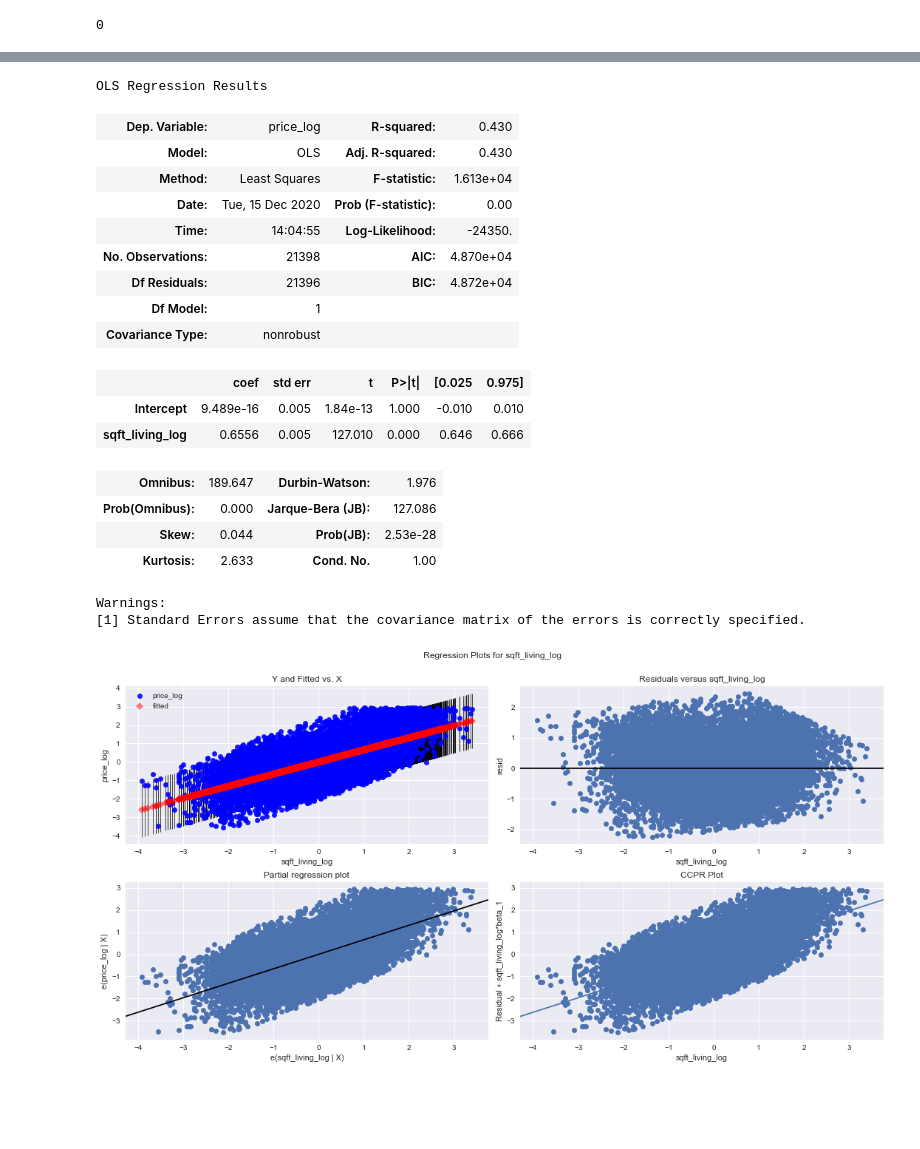
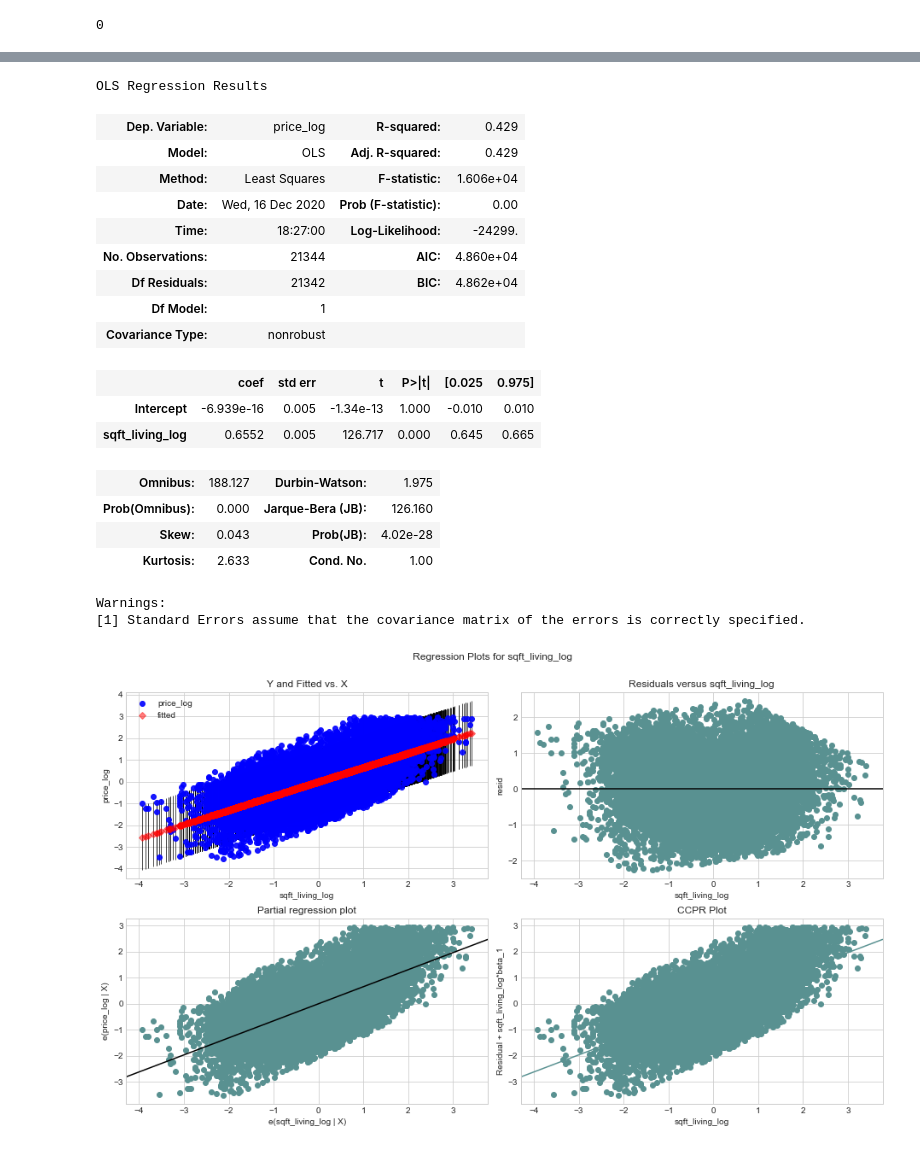
Before and after one commit to toopster/dsc-mod-2-project-v2-1-online-ds-sp-000, a Jupyter notebook: index.ipynb, the cells around one changed output, grey strips where cells are left out. Cells and saved outputs as stored; diff of their text form; code cells hidden in the pictures; blank space fills up the shorter version.

Commit message:
Finalising the linear regression model and refactoring

```diff
--- a/index.ipynb
+++ b/index.ipynb
@@ -38,7 +44,7 @@ To this end they are keen to use multivariate linear regression analysis to assi
 
 This section presents an initial step to investigate, understand and document the available data fields and relationships, highlighting any potential issues / shortcomings within the datasets supplied.
 # %%
-# Import the relevant libraries for data discovery and regression analysis
+# Import the relevant libraries for data discovery and exploratory data analysis
 import pandas as pd
 import numpy as np
 import datetime
@@ -46,8 +52,13 @@ import seaborn as sns
 import matplotlib.pyplot as plt
 %matplotlib inline
 
-plt.style.use('seaborn')
-# pd.set_option("max_rows", None)
+import warnings
+warnings.filterwarnings('ignore')
+
+# Set styles and color palette for Seaborn
+plt.style.use('seaborn-whitegrid')
+pres_palette = ['#599191','#8dd8d3','#0b6374','#c0791b','#424242','#fd5b58','#d7e6a3','#d558ab','#27278b']
+sns.set_palette(sns.color_palette(pres_palette))
 # %%
 # Import the relevant data file from the repository then inspect the data
 house_sales = pd.read_csv('kc_house_data.csv')
@@ -267,23 +278,27 @@ house_sales['waterfront'] = house_sales['waterfront'].fillna(0).astype(int)
 house_sales['view'] = house_sales['view'].fillna(0).astype(int)
 house_sales['yr_renovated'] = house_sales['yr_renovated'].fillna(0).astype(int)
 
-# Create additional field deriving the age of the property from the maximum sale data within the dataset
+# Create additional field deriving the age of the property from the maximum sale date within the dataset
 house_sales['age'] = (house_sales['date'].max().year - house_sales['yr_built'])
+
+# Create additional field indicating whether a property was built or renovated in the last 15 years
+house_sales['status']= np.where((house_sales['age']<=15)|(house_sales['yr_renovated']>=2000), 'new_renovated', 'old')
 
 # Derive missing values in sqft_basement field with calculated values from sqft_living and sqft_above
 for i in list(house_sales.loc[house_sales['sqft_basement'] == '?'].index.values):
     house_sales.loc[i,'sqft_basement'] = house_sales.loc[i,'sqft_living'] - house_sales.loc[i,'sqft_above']
 
-
+# Convert data type having handled missing data for sqft_basement
 house_sales['sqft_basement'] = house_sales['sqft_basement'].astype(float).astype(int)
 
+
 # Remove outliers based on number of bedrooms, with one record having 33 bedrooms
-house_sales = house_sales[(house_sales['bedrooms'] <= 15)]
+house_sales = house_sales[(house_sales['bedrooms'] <= 6)]
 
 # Remove outliers based on zero bathrooms as dubious as to whether you could define this as a house
 house_sales = house_sales[(house_sales['bathrooms'] != 0)]
 
-# Remove outliers based on price of house being zero and less than $2M
+# Remove properties based on price of house being zero and less than $2M to lessen the impact of skew on the distribution
 house_sales = house_sales[(house_sales['price'] > 0) & (house_sales['price'] <= 2000000)]
 # %%
 house_sales.head()
@@ -427,7 +460,7 @@ house_sales_pred.hist(figsize=(18,15), bins='auto');
 # %%
 # Check the linearity assumption for all chosen features and highlight categorical variables
 
-fig,axes = plt.subplots(nrows=4, ncols=4, figsize=(16,15), sharey=True)
+fig,axes = plt.subplots(nrows=4, ncols=4, figsize=(16,16), sharey=True)
 
 for ax,column in zip(axes.flatten(), house_sales_pred.columns):
     ax.scatter(house_sales_pred[column], house_sales_pred['price'] / 100000, label=column, alpha=0.1)
@@ -526,33 +551,30 @@ Create a new column / dummy variable to indicate whether the property is old or
 # Log transform continuous variables and one-hot encode categoricals
 
 continuous = ['price','sqft_living','sqft_lot']
-categoricals = ['bathrooms','bedrooms','condition','grade','zipcode']
+categoricals = ['bedrooms','view','zipcode']
 
 house_sales_cont = house_sales[continuous]
-new_house_sales_cont = new_house_sales[continuous]
 
 # Log features
+
 log_names = [f'{column}_log' for column in house_sales_cont.columns]
-new_log_names = [f'{column}_log' for column in new_house_sales_cont.columns]
 
 house_sales_log = np.log(house_sales_cont)
-new_house_sales_log = np.log(new_house_sales_cont)
 house_sales_log.columns = log_names
-new_house_sales_log.columns = new_log_names
 
 # Normalize
+
 def normalize(feature):
     return (feature - feature.mean()) / feature.std()
 
 house_sales_log_norm = house_sales_log.apply(normalize)
-new_house_sales_log_norm = new_house_sales_log.apply(normalize)
 
 # One hot encode categoricals
+
 house_sales_ohe = pd.get_dummies(house_sales[categoricals], columns=categoricals, drop_first=True)
-new_house_sales_ohe = pd.get_dummies(new_house_sales[categoricals], columns=categoricals, drop_first=True)
 
-hs_preprocessed = pd.concat([house_sales_log_norm, house_sales_ohe], axis=1)
-new_hs_preprocessed = pd.concat([new_house_sales_log_norm, new_house_sales_ohe], axis=1)
+house_sales_wf = house_sales['waterfront']
+hs_preprocessed = pd.concat([house_sales_log_norm, house_sales_wf, house_sales_ohe], axis=1)
 
 hs_preprocessed.head()
 # %% [output]
@@ -571,29 +593,29 @@ model_two = ols(formula=f_two, data=hs_preprocessed).fit()
 model_two.summary()
 # %% [output]
 OLS Regression Results
-| Dep. Variable: | price_log | R-squared: | 0.430 |
-| Model: | OLS | Adj. R-squared: | 0.430 |
-| Method: | Least Squares | F-statistic: | 1.613e+04 |
-| Date: | Tue, 15 Dec 2020 | Prob (F-statistic): | 0.00 |
-| Time: | 14:04:55 | Log-Likelihood: | -24350. |
-| No. Observations: | 21398 | AIC: | 4.870e+04 |
-| Df Residuals: | 21396 | BIC: | 4.872e+04 |
+| Dep. Variable: | price_log | R-squared: | 0.429 |
+| Model: | OLS | Adj. R-squared: | 0.429 |
+| Method: | Least Squares | F-statistic: | 1.606e+04 |
+| Date: | Wed, 16 Dec 2020 | Prob (F-statistic): | 0.00 |
+| Time: | 18:27:00 | Log-Likelihood: | -24299. |
+| No. Observations: | 21344 | AIC: | 4.860e+04 |
+| Df Residuals: | 21342 | BIC: | 4.862e+04 |
 | Df Model: | 1 |  |  |
 | Covariance Type: | nonrobust |  |  |
 |  | coef | std err | t | P>|t| | [0.025 | 0.975] |
-| Intercept | 9.489e-16 | 0.005 | 1.84e-13 | 1.000 | -0.010 | 0.010 |
-| sqft_living_log | 0.6556 | 0.005 | 127.010 | 0.000 | 0.646 | 0.666 |
+| Intercept | -6.939e-16 | 0.005 | -1.34e-13 | 1.000 | -0.010 | 0.010 |
+| sqft_living_log | 0.6552 | 0.005 | 126.717 | 0.000 | 0.645 | 0.665 |
-| Omnibus: | 189.647 | Durbin-Watson: | 1.976 |
-| Prob(Omnibus): | 0.000 | Jarque-Bera (JB): | 127.086 |
-| Skew: | 0.044 | Prob(JB): | 2.53e-28 |
+| Omnibus: | 188.127 | Durbin-Watson: | 1.975 |
+| Prob(Omnibus): | 0.000 | Jarque-Bera (JB): | 126.160 |
+| Skew: | 0.043 | Prob(JB): | 4.02e-28 |
 | Kurtosis: | 2.633 | Cond. No. | 1.00 |
 Warnings:
 [1] Standard Errors assume that the covariance matrix of the errors is correctly specified.
 # %%
-# Visualise the error terms
-fig = plt.figure(figsize=(15,8))
+# Model v0.2 - visualise the error terms
+fig = plt.figure(figsize=(13,8))
 fig = sm.graphics.plot_regress_exog(model_two, "sqft_living_log", fig=fig)
 plt.show();
 # %% [output]
-[figure, old version]
+[figure, new version]
 # %%
```
Also changed, not shown: parts of 47 cells of this notebook.
